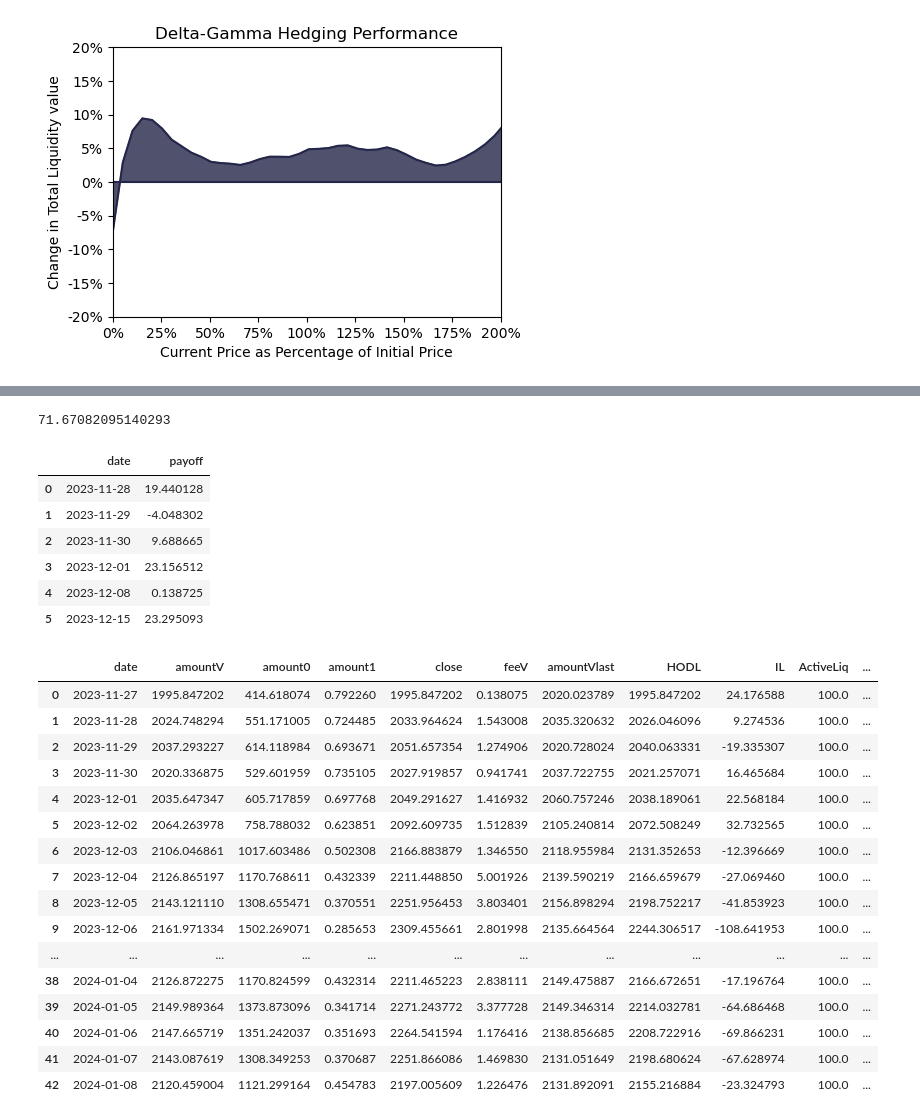
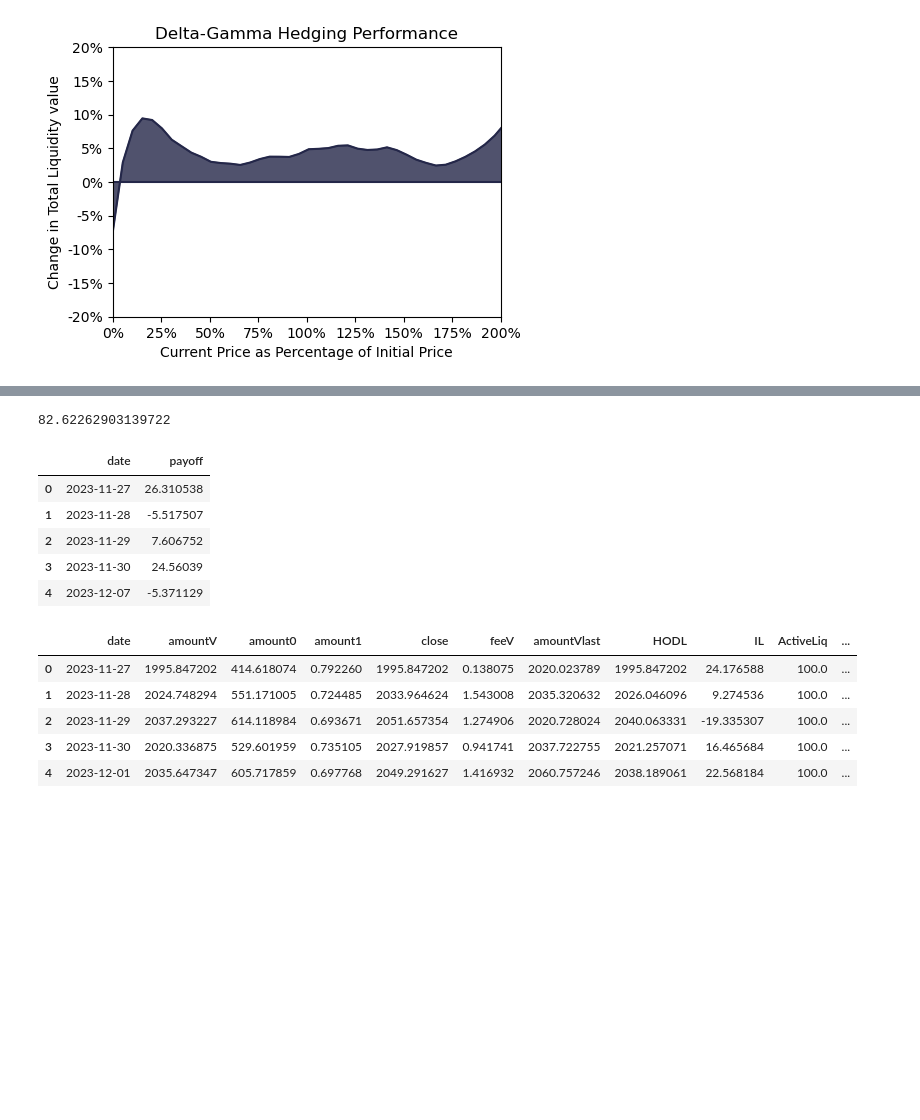
Before and after one commit to jiaxiang-cheng/definer, a Jupyter notebook: 3.3 Back-testing Delta-Gamma Hedge.ipynb, the cells around one changed output, grey strips where cells are left out. Drawn from its saved outputs; the diff is of its cells as text; code cells hidden in the pictures; blank space fills up the shorter version.

```diff
--- a/3.3 Back-testing Delta-Gamma Hedge.ipynb
+++ b/3.3 Back-testing Delta-Gamma Hedge.ipynb
@@ -32,6 +35,7 @@ print('Set random seed: {}'.format(random_state))
 Set random seed: 0
 # %%
 LIVE = False
+SAVE = False
 # %% [markdown]
 ## Collect Historical Data in USDC-ETH 0.05% Uniswap V3 pool
 # %%
@@ -221,14 +226,6 @@ n_oSQTH = n_squeeth * 10000/ 0.7
 print("Buy {} oSQTH to hedge the Gamma from the Uniswap position.".format(round(n_oSQTH, 2)))
 # %% [output]
 Buy 12.88 oSQTH to hedge the Gamma from the Uniswap position.
-# %%
-data = dpd[['date', 'myfee0', 'myfee1', 'fgV', 'feeV', 'feeusd',
-            'amountV', 'ActiveLiq', 'amountunb', 'amount0', 'amount1', 'close']]
-data = data.fillna(0)
-dpd_sum = data.resample('D', on='date').sum()
-dpd_mean = data.resample('D', on='date').mean()
-dpd_first = data.resample('D', on='date').first()
-dpd_last = data.resample('D', on='date').last()
 # %%
 df_final = dpd_first[['amountV', 'amount0', 'amount1', 'close']].copy()
 df_final['feeV'] = dpd_sum['feeV'].copy()
@@ -273,10 +259,10 @@ oSQTH_price = pd.read_excel('./data/opyn-squeeth-20240108215345156.xlsx', sheet_
 oSQTH_price.timeClose = pd.to_datetime(oSQTH_price.timeClose, unit='ms').dt.date
 oSQTH_price = oSQTH_price.sort_values('timeClose')
 oSQTH_price['priceLast'] = oSQTH_price['priceClose'].shift(1)
-oSQTH_price['payoff'] = oSQTH_price['priceClose'] - oSQTH_price['priceLast']
+oSQTH_price['pp_payoff'] = oSQTH_price['priceClose'] - oSQTH_price['priceLast']
 oSQTH_price = oSQTH_price.fillna(0)
-oSQTH_price['cumsum_payoff'] = oSQTH_price['payoff'].cumsum()
-oSQTH_price
+oSQTH_price['pp_cumsum_payoff'] = oSQTH_price['pp_payoff'].cumsum()
+oSQTH_price.head()
 # %% [output]
 |  | timeOpen | timeClose | timeHigh | timeLow | priceOpen | priceHigh | priceLow | priceClose | volume | ... |
 | 40 | 1.701014e+12 | 2023-11-27 | 1.701019e+12 | 1.701086e+12 | 116.571229 | 116.857019 | 108.270488 | 110.426874 | 88802.54 | ... |
@@ -298,8 +273,8 @@ oSQTH_price
 # %%
 df_final.date = pd.to_datetime(df_final.date)
 oSQTH_price.timeClose = pd.to_datetime(oSQTH_price.timeClose)
-df_final = df_final.merge(oSQTH_price[['timeClose', 'cumsum_payoff']], left_on='date', right_on='timeClose', how='left')
-df_final
+df_final = df_final.merge(oSQTH_price[['timeClose', 'pp_cumsum_payoff']], left_on='date', right_on='timeClose', how='left')
+df_final.head()
 # %% [output]
 |  | date | amountV | amount0 | amount1 | close | feeV | amountVlast | HODL | IL | ActiveLiq | ... |
 | 0 | 2023-11-27 | 1995.847202 | 414.618074 | 0.792260 | 1995.847202 | 0.138075 | 2020.023789 | 1995.847202 | 24.176588 | 100.0 | ... |
@@ -545,43 +486,33 @@ df_sel.loc[df_sel.option_type == 'P', 'payoff'] = df_sel.weight * (
         np.maximum(0, df_sel.strike_price.astype('Int64') - df_sel.close) - df_sel.ask_price * initial_price)
 df_sel['payoff'].sum()
 # %% [output]
-71.67082095140293
+82.62262903139722
 # %%
 df_hedge = df_sel.groupby('date')['payoff'].sum().reset_index()
 df_hedge.date = pd.to_datetime(df_hedge.date)
-df_hedge
+df_hedge.head()
 # %% [output]
 |  | date | payoff |
-| 0 | 2023-11-28 | 19.440128 |
-| 1 | 2023-11-29 | -4.048302 |
-| 2 | 2023-11-30 | 9.688665 |
-| 3 | 2023-12-01 | 23.156512 |
-| 4 | 2023-12-08 | 0.138725 |
-| 5 | 2023-12-15 | 23.295093 |
+| 0 | 2023-11-27 | 26.310538 |
+| 1 | 2023-11-28 | -5.517507 |
+| 2 | 2023-11-29 | 7.606752 |
+| 3 | 2023-11-30 | 24.56039 |
+| 4 | 2023-12-07 | -5.371129 |
 # %%
 df_final.date = pd.to_datetime(df_final.date)
 df_final = df_final.merge(df_hedge, on='date', how='left')
 df_final = df_final.fillna(0)
 df_final['delta_cumsum_payoff'] = df_final['payoff'].cumsum()
-df_final
+if SAVE:
+    df_final.to_csv('./results/back-testing_delta-gamma.csv')
+df_final.head()
 # %% [output]
 |  | date | amountV | amount0 | amount1 | close | feeV | amountVlast | HODL | IL | ActiveLiq | ... |
 | 0 | 2023-11-27 | 1995.847202 | 414.618074 | 0.792260 | 1995.847202 | 0.138075 | 2020.023789 | 1995.847202 | 24.176588 | 100.0 | ... |
 | 1 | 2023-11-28 | 2024.748294 | 551.171005 | 0.724485 | 2033.964624 | 1.543008 | 2035.320632 | 2026.046096 | 9.274536 | 100.0 | ... |
 | 2 | 2023-11-29 | 2037.293227 | 614.118984 | 0.693671 | 2051.657354 | 1.274906 | 2020.728024 | 2040.063331 | -19.335307 | 100.0 | ... |
 | 3 | 2023-11-30 | 2020.336875 | 529.601959 | 0.735105 | 2027.919857 | 0.941741 | 2037.722755 | 2021.257071 | 16.465684 | 100.0 | ... |
 | 4 | 2023-12-01 | 2035.647347 | 605.717859 | 0.697768 | 2049.291627 | 1.416932 | 2060.757246 | 2038.189061 | 22.568184 | 100.0 | ... |
-| 5 | 2023-12-02 | 2064.263978 | 758.788032 | 0.623851 | 2092.609735 | 1.512839 | 2105.240814 | 2072.508249 | 32.732565 | 100.0 | ... |
-| 6 | 2023-12-03 | 2106.046861 | 1017.603486 | 0.502308 | 2166.883879 | 1.346550 | 2118.955984 | 2131.352653 | -12.396669 | 100.0 | ... |
-| 7 | 2023-12-04 | 2126.865197 | 1170.768611 | 0.432339 | 2211.448850 | 5.001926 | 2139.590219 | 2166.659679 | -27.069460 | 100.0 | ... |
-| 8 | 2023-12-05 | 2143.121110 | 1308.655471 | 0.370551 | 2251.956453 | 3.803401 | 2156.898294 | 2198.752217 | -41.853923 | 100.0 | ... |
-| 9 | 2023-12-06 | 2161.971334 | 1502.269071 | 0.285653 | 2309.455661 | 2.801998 | 2135.664564 | 2244.306517 | -108.641953 | 100.0 | ... |
-| ... | ... | ... | ... | ... | ... | ... | ... | ... | ... | ... | ... |
-| 38 | 2024-01-04 | 2126.872275 | 1170.824599 | 0.432314 | 2211.465223 | 2.838111 | 2149.475887 | 2166.672651 | -17.196764 | 100.0 | ... |
-| 39 | 2024-01-05 | 2149.989364 | 1373.873096 | 0.341714 | 2271.243772 | 3.377728 | 2149.346314 | 2214.032781 | -64.686468 | 100.0 | ... |
-| 40 | 2024-01-06 | 2147.665719 | 1351.242037 | 0.351693 | 2264.541594 | 1.176416 | 2138.856685 | 2208.722916 | -69.866231 | 100.0 | ... |
-| 41 | 2024-01-07 | 2143.087619 | 1308.349253 | 0.370687 | 2251.866086 | 1.469830 | 2131.051649 | 2198.680624 | -67.628974 | 100.0 | ... |
-| 42 | 2024-01-08 | 2120.459004 | 1121.299164 | 0.454783 | 2197.005609 | 1.226476 | 2131.892091 | 2155.216884 | -23.324793 | 100.0 | ... |
 # %%
 _ = plt.figure(figsize=(8,4))
 ax = sns.lineplot(x=df_final.date, y=df_final.amountV, label='LP Value', color='#242749')
```
Also changed, not shown: parts of 11 cells of this notebook, 5 other files.
